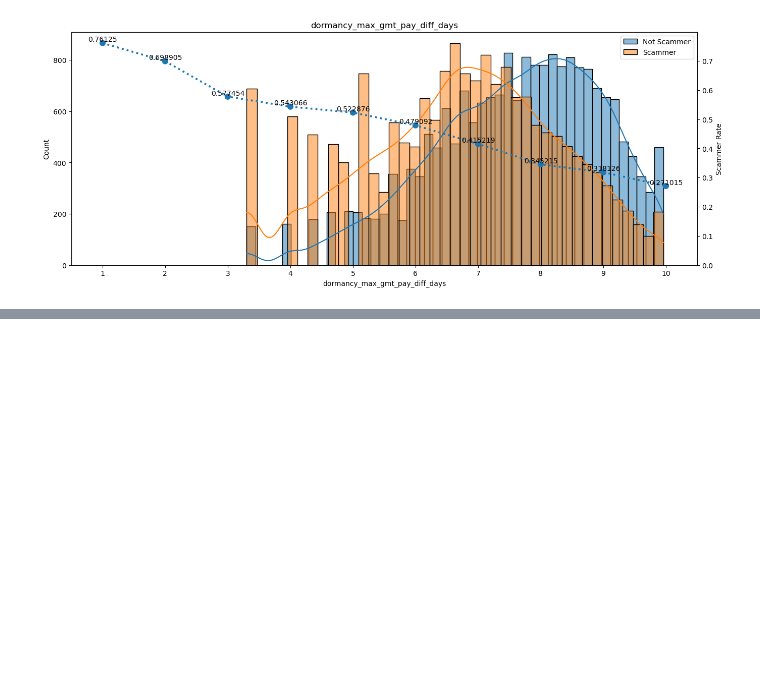
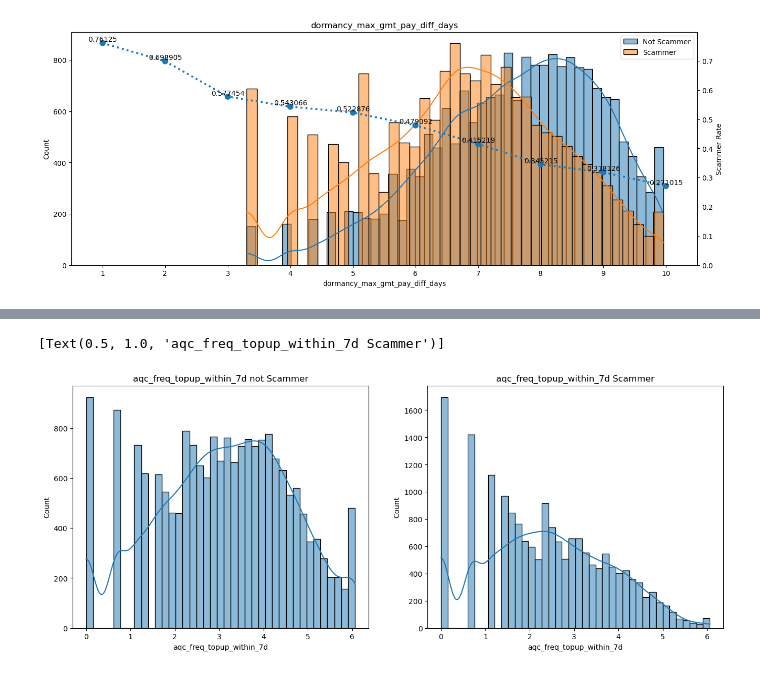
Before and after one commit to C23-FD-1/ml, a Jupyter notebook: EDA.ipynb, the cells around one changed output, grey strips where cells are left out. Cells and saved outputs as stored; diff of their text form; code cells hidden in the pictures; blank space fills up the shorter version.

```diff
--- a/EDA.ipynb
+++ b/EDA.ipynb
@@ -728,0 +746,10 @@ labels = bp.bar_label(bp.containers[0])
+# %%
+coba3 = np.log(df.loc[(df['is_scammer'] == 0) & (df['aqc_freq_topup_within_7d']>0)]['aqc_freq_topup_within_7d'])
+coba4 = np.log(df.loc[(df['is_scammer'] == 1) & (df['aqc_freq_topup_within_7d']>0)]['aqc_freq_topup_within_7d'])
+# %%
+fig, axes = plt.subplots(1, 2, figsize=(16, 6))
+sns.histplot(ax=axes[0], data=coba3, kde=True).set(title='aqc_freq_topup_within_7d not Scammer')
+sns.histplot(ax=axes[1], data=coba4, kde=True).set(title='aqc_freq_topup_within_7d Scammer')
+# %% [output]
+[Text(0.5, 1.0, 'aqc_freq_topup_within_7d Scammer')]
+[figure, added]
```
Also changed, not shown: parts of 29 cells of this notebook, 1 other file.
